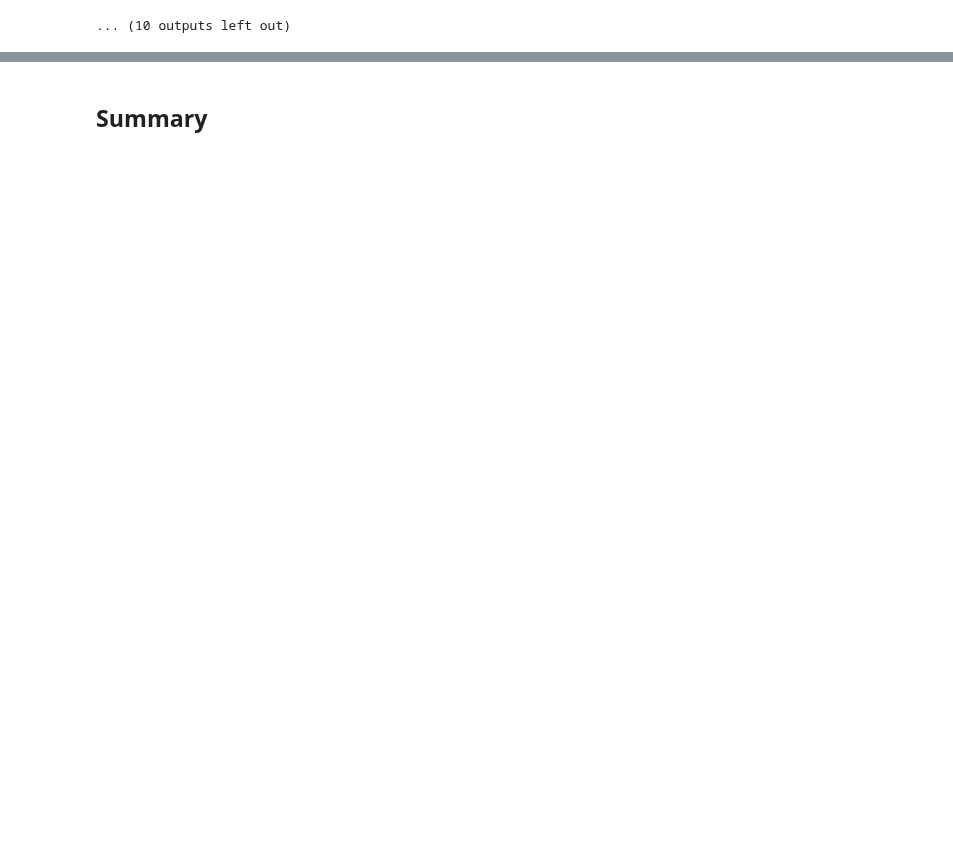
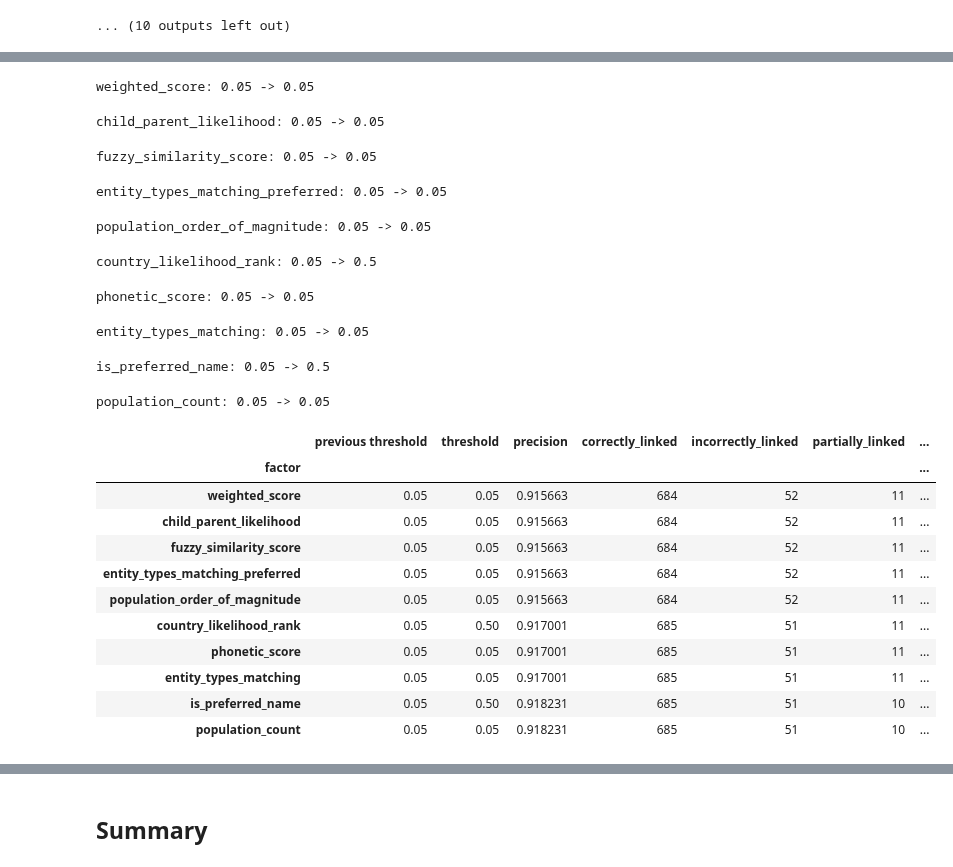
Before and after one commit to ISE-FIZKarlsruhe/bzk-address-parsing, a Jupyter notebook: disambiguation_optimization.ipynb, the cells around one changed output, grey strips where cells are left out. Cells and saved outputs as stored; diff of their text form; code cells hidden in the pictures; blank space fills up the shorter version.

```diff
--- a/disambiguation_optimization.ipynb
+++ b/disambiguation_optimization.ipynb
@@ -44,6 +46,8 @@ OVERWRITE_SEARCH_CACHE = False
 NUM_SEARCH_WORKERS = utils.default_num_workers()
 # Each evaluation worker holds every searched training address (a few hundred MB)
 NUM_EVALUATION_WORKERS = 32
+# Addresses per evaluation task: small enough for a single configuration to keep every worker busy
+EVALUATION_CHUNK_SIZE = 25
 # %%
 ground_truth = utils.load_ground_truth("open_data/bzkopen_linking_groundtruth.jsonl")
 parsed_addresses = await utils.load_or_build_parsed_addresses(ground_truth, PARSED_ADDRESSES_CACHE_PATH)
@@ -69,7 +73,8 @@ training address as the pipeline did when searching.
 # %%
 opt.cleanup_previous_run(globals()) # Allow script rerunning
 production_config = opt.DisambiguationConfig.of(entity_linking.build_disambiguator())
-evaluator = opt.ConfigEvaluator(SEARCHED_FIELDS_CACHE_PATH, train_ground_truth, NUM_EVALUATION_WORKERS)
+evaluator = opt.ConfigEvaluator(
+    SEARCHED_FIELDS_CACHE_PATH, train_ground_truth, NUM_EVALUATION_WORKERS, EVALUATION_CHUNK_SIZE)
 opt.check_replay(evaluator, production_config, searched_fields)
 evaluator.evaluate({"production": production_config})
 # %% [output]
@@ -291,0 +304,26 @@ opt.display_greedy_steps(order_search, top=5)
+# %%
+threshold_search = opt.optimize_significance_thresholds(evaluator, after_population, SIGNIFICANCE_THRESHOLD_CANDIDATES)
+threshold_search.summary
+# %% [output]
+weighted_score: 0.05 -> 0.05
+child_parent_likelihood: 0.05 -> 0.05
+fuzzy_similarity_score: 0.05 -> 0.05
+entity_types_matching_preferred: 0.05 -> 0.05
+population_order_of_magnitude: 0.05 -> 0.05
+country_likelihood_rank: 0.05 -> 0.5
+phonetic_score: 0.05 -> 0.05
+entity_types_matching: 0.05 -> 0.05
+is_preferred_name: 0.05 -> 0.5
+population_count: 0.05 -> 0.05
+|  | previous threshold | threshold | precision | correctly_linked | incorrectly_linked | partially_linked | ... |
+| factor |  |  |  |  |  |  | ... |
+| weighted_score | 0.05 | 0.05 | 0.915663 | 684 | 52 | 11 | ... |
+| child_parent_likelihood | 0.05 | 0.05 | 0.915663 | 684 | 52 | 11 | ... |
+| fuzzy_similarity_score | 0.05 | 0.05 | 0.915663 | 684 | 52 | 11 | ... |
+| entity_types_matching_preferred | 0.05 | 0.05 | 0.915663 | 684 | 52 | 11 | ... |
+| population_order_of_magnitude | 0.05 | 0.05 | 0.915663 | 684 | 52 | 11 | ... |
+| country_likelihood_rank | 0.05 | 0.50 | 0.917001 | 685 | 51 | 11 | ... |
+| phonetic_score | 0.05 | 0.05 | 0.917001 | 685 | 51 | 11 | ... |
+| entity_types_matching | 0.05 | 0.05 | 0.917001 | 685 | 51 | 11 | ... |
+| is_preferred_name | 0.05 | 0.50 | 0.918231 | 685 | 51 | 10 | ... |
+| population_count | 0.05 | 0.05 | 0.918231 | 685 | 51 | 10 | ... |
```
Also changed, not shown: parts of 14 cells of this notebook, 1 other file.
